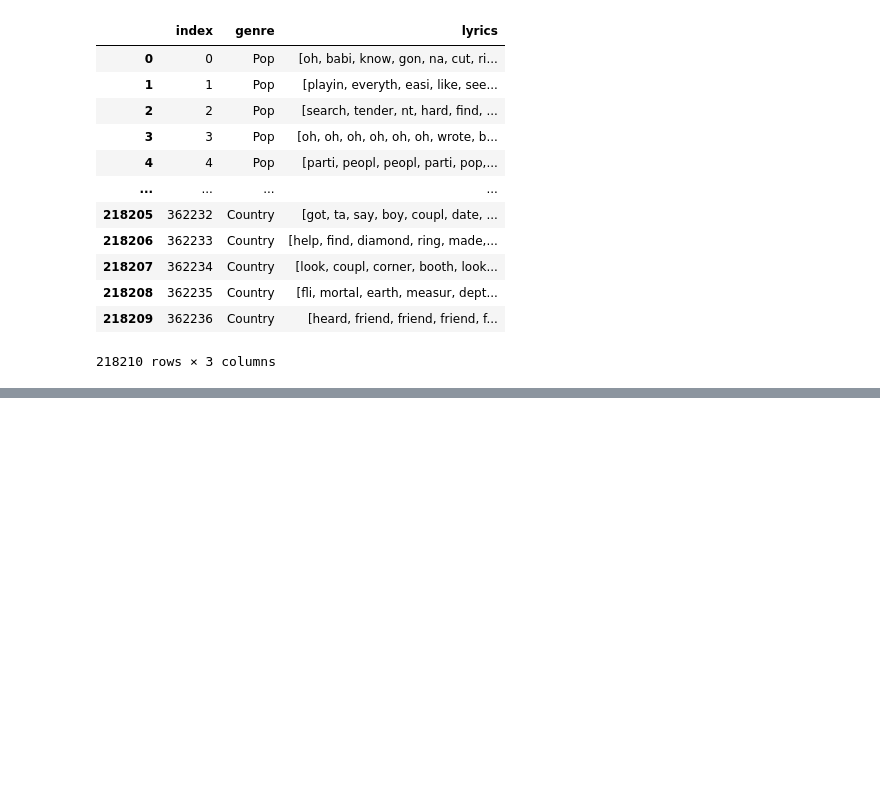
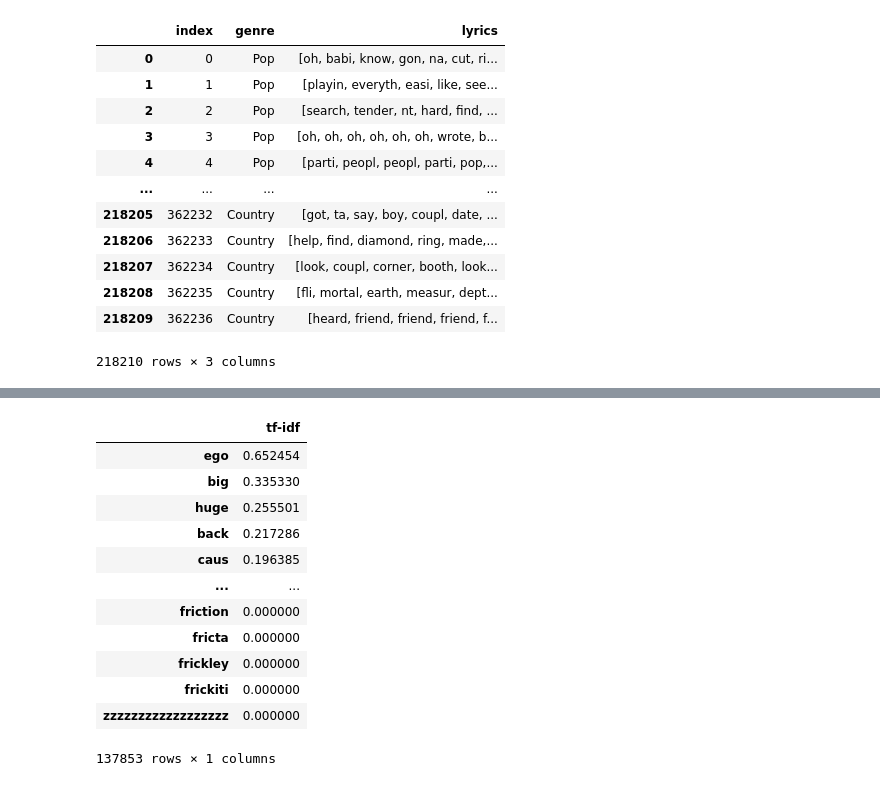
Before and after one commit to PranavNair01/Song_Genre_Classifier, a Jupyter notebook: source_code.ipynb, the cells around one changed output, grey strips where cells are left out. Cells and saved outputs as stored; diff of their text form; code cells hidden in the pictures; blank space fills up the shorter version.

```diff
--- a/source_code.ipynb
+++ b/source_code.ipynb
@@ -335,0 +338,8 @@ for i in range(word_genre_agg_df.shape[0]):
+# %%
+global_lyrics = []
+
+for i in range(len(english_lyrics)):
+    song_lyrics_merged = (" ").join(english_lyrics['lyrics'][i])
+    global_lyrics.append(song_lyrics_merged)
+
+global_lyrics
@@ -335,0 +364,23 @@ for i in range(word_genre_agg_df.shape[0]):
+# %%
+from sklearn.feature_extraction.text import TfidfVectorizer
+
+tfidfVectorizer = TfidfVectorizer(use_idf = True)
+tfIdf = tfidfVectorizer.fit_transform(global_lyrics)
+tf_idf_df = pd.DataFrame(tfIdf[0].T.todense(), index=tfidfVectorizer.get_feature_names(), columns=["tf-idf"])
+tf_idf_df = tf_idf_df.sort_values('tf-idf', ascending=False)
+
+tf_idf_df
+# %% [output]
+|  | tf-idf |
+| ego | 0.652454 |
+| big | 0.335330 |
+| huge | 0.255501 |
+| back | 0.217286 |
+| caus | 0.196385 |
+| ... | ... |
+| friction | 0.000000 |
+| fricta | 0.000000 |
+| frickley | 0.000000 |
+| frickiti | 0.000000 |
+| zzzzzzzzzzzzzzzzzz | 0.000000 |
+137853 rows × 1 columns
```
Also changed, not shown: parts of 16 cells of this notebook.
